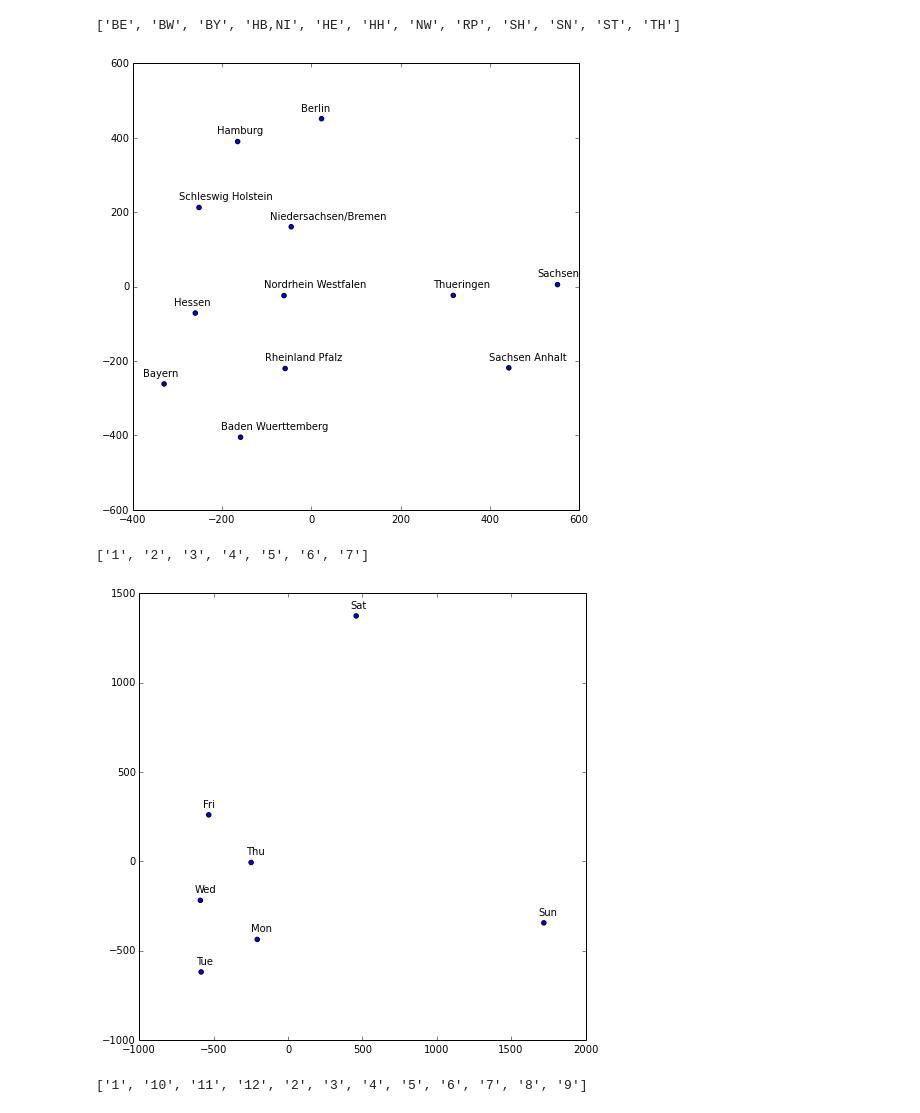
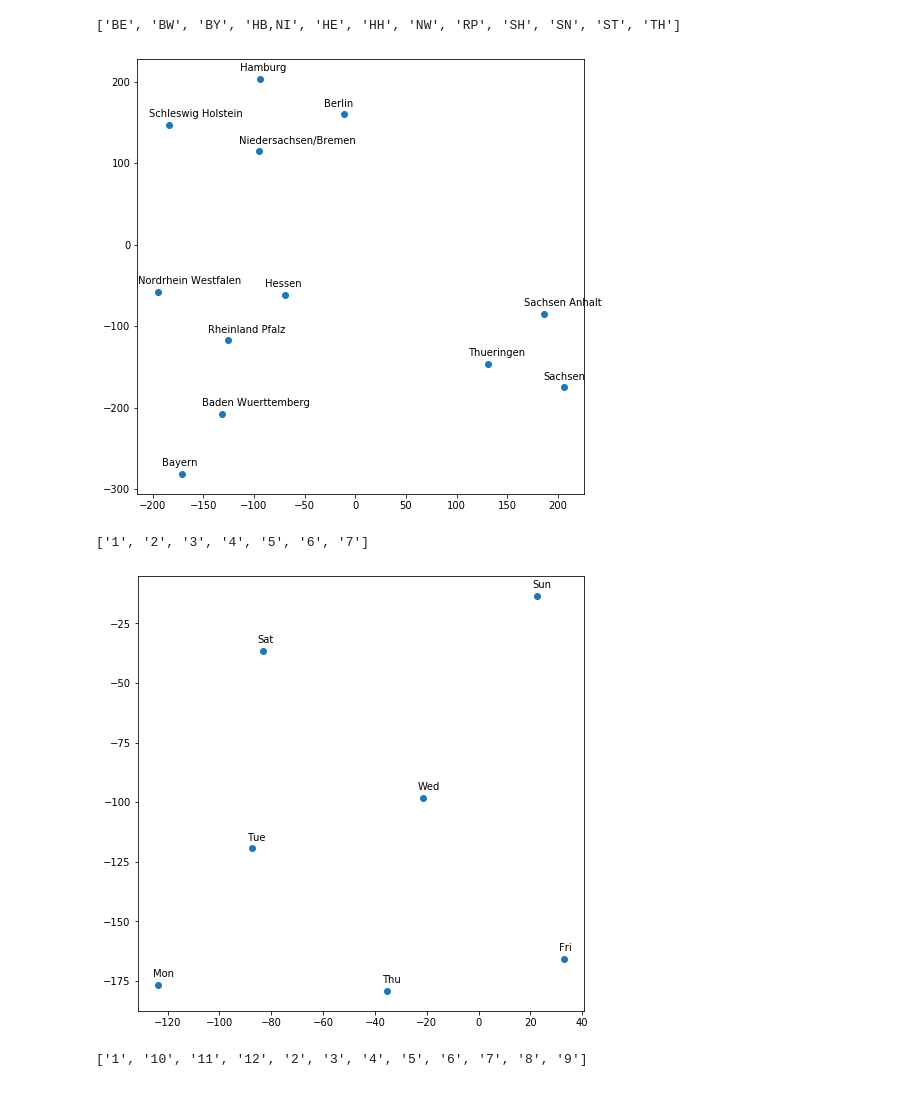
Before and after one commit to entron/entity-embedding-rossmann, a Jupyter notebook: plot_embeddings.ipynb, the cells around one changed output. Drawn from its saved outputs; the diff is of its cells as text; code cells hidden in the pictures.

Commit message:
specify the important paremeters in TSNE
Ref: https://scikit-learn.org/stable/modules/manifold.html#optimizing-t-sne

```diff
--- a/plot_embeddings.ipynb
+++ b/plot_embeddings.ipynb
@@ -26,21 +28,21 @@ states_names = ['Berlin', 'Baden Wuerttemberg', 'Bayern', 'Niedersachsen/Bremen'
                 'Hessen', 'Hamburg', 'Nordrhein Westfalen', 'Rheinland Pfalz',
                 'Schleswig Holstein', 'Sachsen', 'Sachsen Anhalt', 'Thueringen']
 # %%
-tsne = manifold.TSNE(init='pca', random_state=0, method='exact')
+tsne = manifold.TSNE(init='pca', random_state=0, method='exact', perplexity=5, learning_rate=100)
 Y = tsne.fit_transform(german_states_embedding)
 plt.figure(figsize=(8,8))
 plt.scatter(-Y[:, 0], -Y[:, 1])
 for i, txt in enumerate(states_names):
     plt.annotate(txt, (-Y[i, 0],-Y[i, 1]), xytext = (-20, 8), textcoords = 'offset points')
 plt.savefig('state_embedding.pdf')
 # %% [output]
-[figure, old version]
+[figure, new version]
 # %%
 list(le_dow.classes_)
 # %% [output]
 ['1', '2', '3', '4', '5', '6', '7']
 # %%
-tsne = manifold.TSNE(init='pca', random_state=0, method='exact')
+tsne = manifold.TSNE(init='pca', random_state=0, method='exact',perplexity=5, learning_rate=100)
 Y = tsne.fit_transform(dow_embedding)
 names = ['Mon', 'Tue', 'Wed', 'Thu', 'Fri', 'Sat','Sun']
 plt.figure(figsize=(8,8))
@@ -49,7 +51,7 @@ for i, txt in enumerate(names):
     plt.annotate(txt, (-Y[i, 0],-Y[i, 1]), xytext = (-5, 8), textcoords = 'offset points')
 plt.savefig('dow_embedding.png')
 # %% [output]
-[figure, old version]
+[figure, new version]
 # %%
 list(le_month.classes_)
 # %% [output]
```
Also changed, not shown: parts of 3 cells of this notebook.
